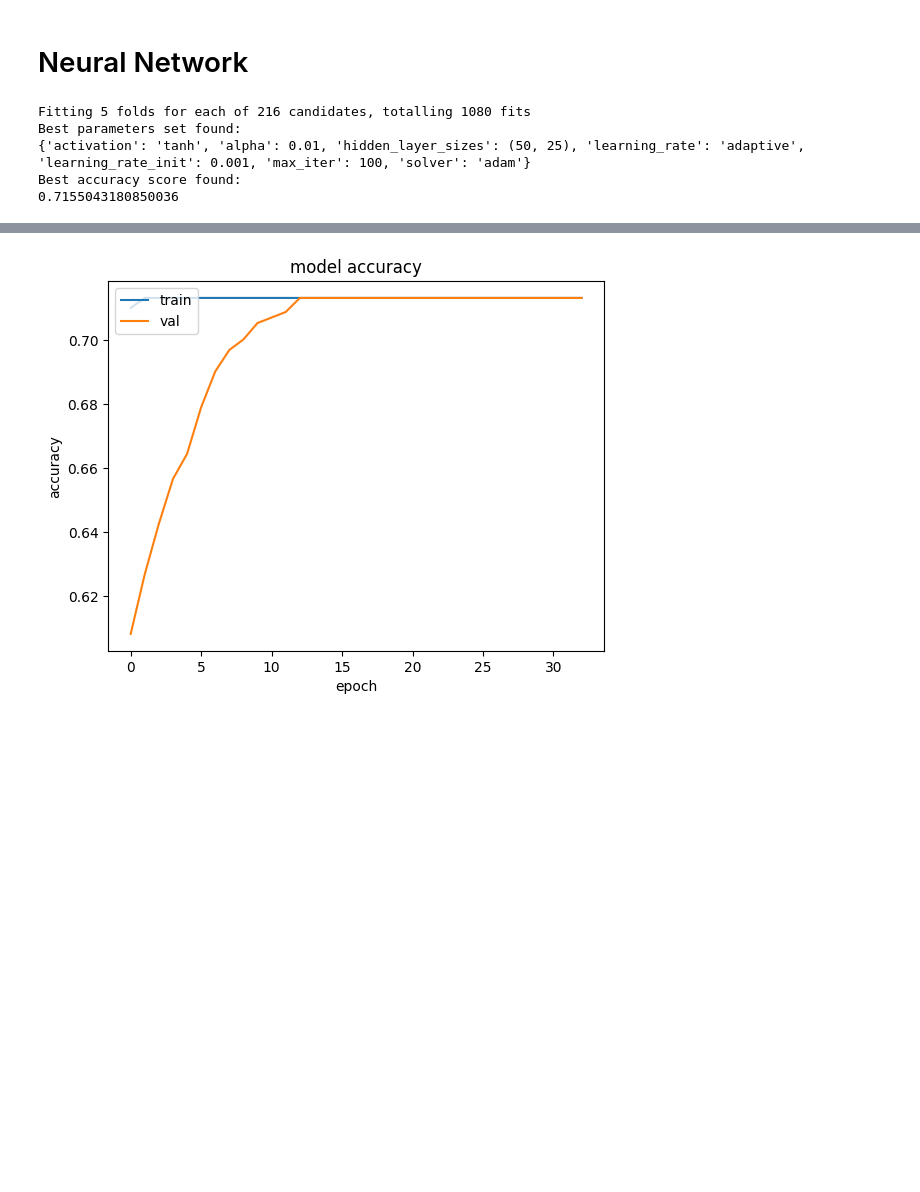
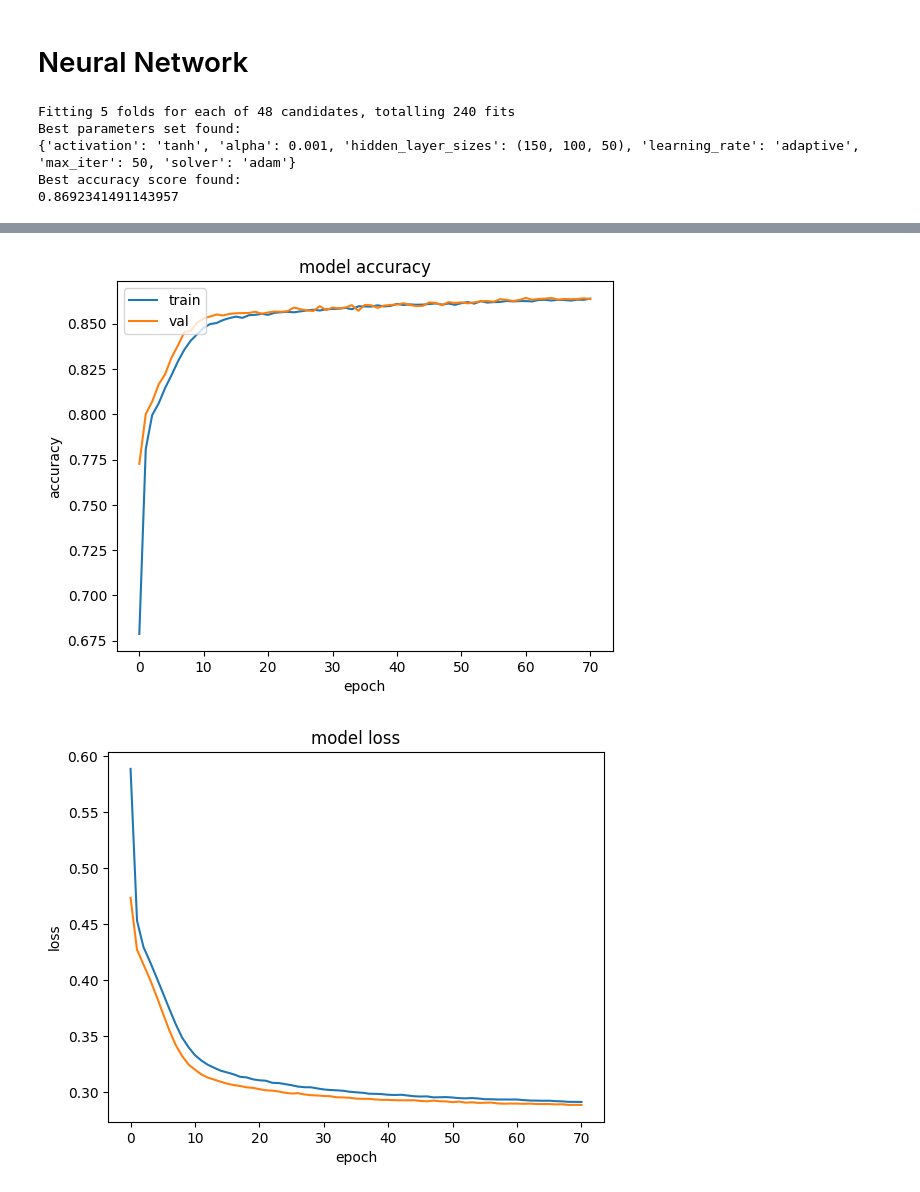
Before and after one commit to Alexthw46/DataMiningProject, a Jupyter notebook: TASK_3/predictive_analysis.ipynb, the cells around one changed output, grey strips where cells are left out. Drawn from its saved outputs; the diff is of its cells as text; code cells hidden in the pictures; blank space fills up the shorter version.

```diff
--- a/TASK_3/predictive_analysis.ipynb
+++ b/TASK_3/predictive_analysis.ipynb
@@ -111,7 +114,7 @@ knn_list = []
 acc_tr_list = []
 acc_val_list = []
 
-for x in range(1, 20):
+for x in range(3, 18):
     # Create KNN classifier
     knn = KNeighborsClassifier(n_neighbors=x)
     knn.fit(X_std_train, y_train)
@@ -128,7 +131,7 @@ plt.ylabel('accuracy')
 plt.xlabel('K')
 plt.tick_params(axis='both', which='major', labelsize=22)
 plt.title('KNN')
-# plt.axvline(10)
+plt.axvline(8)
 plt.legend(loc="upper right")
 plt.show()
 # %% [output]
@@ -135,0 +158,7 @@ plt.show()
+# %%
+knn = KNeighborsClassifier(n_neighbors=8)
+knn.fit(X_std_train, y_train)
+acc_tr = knn.score(X_std_train, y_train)
+acc_val = knn.score(X_std_val, y_val)
+print(f"Training accuracy: {acc_tr}")
+print(f"Validation accuracy: {acc_val}")
@@ -135,0 +168,7 @@ plt.show()
+# %%
+knn_2 = KNeighborsClassifier(n_neighbors=best_k_cv)
+knn_2.fit(X_std_train, y_train)
+acc_tr = knn_2.score(X_std_train, y_train)
+acc_val = knn_2.score(X_std_val, y_val)
+print(f"Training accuracy: {acc_tr}")
+print(f"Validation accuracy: {acc_val}")
@@ -222,18 +298,18 @@ Fitting 5 folds for each of 18 candidates, totalling 90 fits
 from sklearn.neural_network import MLPClassifier
 
 nn_params = {
-    'hidden_layer_sizes': [25, 50, (50, 25)],
+    'hidden_layer_sizes': [(25, 25, 25), (50, 25, 25), (150,100,50)],
     'activation': ['tanh', 'relu'],
     'solver': ['sgd', 'adam'],
-    'alpha': [0.0001, 0.001, 0.01],
-    'learning_rate': ['constant', 'adaptive'],
-    'max_iter': [20, 50, 100]
+    'alpha': [1e-3, 1e-4],
+    'learning_rate': ['adaptive'],
+    'max_iter': [50, 100]
 }
 
-best_score_nn, neural_network = grid_search(MLPClassifier(), X_std_dev, y_dev, nn_params)
+best_score_nn, neural_network = grid_search(MLPClassifier(early_stopping=True), X_std_dev, y_dev, nn_params)
 # %% [output]
-Fitting 5 folds for each of 216 candidates, totalling 1080 fits
+Fitting 5 folds for each of 48 candidates, totalling 240 fits
 Best parameters set found:
-{'activation': 'tanh', 'alpha': 0.01, 'hidden_layer_sizes': (50, 25), 'learning_rate': 'adaptive', 'learning_rate_init': 0.001, 'max_iter': 100, 'solver': 'adam'}
+{'activation': 'tanh', 'alpha': 0.001, 'hidden_layer_sizes': (150, 100, 50), 'learning_rate': 'adaptive', 'max_iter': 50, 'solver': 'adam'}
 Best accuracy score found:
-0.7155043180850036
+0.8692341491143957
@@ -258,22 +331,21 @@ def keras_mlp(train_X, train_y, val_X, val_y, optimizer, activation, dropout, ep
         ]
     )
     callback = [
-        callbacks.ReduceLROnPlateau(monitor='val_accuracy', mode= 'max', patience=5, cooldown=2, verbose=1, factor=0.5, min_lr=1e-6,
+        callbacks.ReduceLROnPlateau(monitor='val_accuracy', mode='max', patience=7, cooldown=2, verbose=1, factor=0.25,
+                                    min_lr=1e-7,
                                     min_delta=1e-5),
-        callbacks.EarlyStopping(monitor='val_accuracy', mode='max', patience=20, verbose=1, min_delta=1e-5)
+        callbacks.EarlyStopping(monitor='val_accuracy', mode='max', patience=10, verbose=1, min_delta=1e-5,
+                                restore_best_weights=True)
     ]
     neural_net.compile(optimizer=optimizer, loss=k.losses.BinaryCrossentropy(), metrics=['accuracy'])
     return neural_net.fit(train_X, train_y, batch_size=320, epochs=epochs, verbose=2, validation_data=(val_X, val_y),
-                          callbacks=callback)
+                          callbacks=callback, use_multiprocessing=True, workers=10), neural_net
 # %%
-
-
 from keras.src.optimizers import Adam
 
-sgd = SGD(learning_rate=0.0005, momentum=0.9, nesterov=True)
-
-history = keras_mlp(X_train, y_train, X_std_val, y_val, Adam(learning_rate=1e-3), activation="tanh", dropout=0.3,
-                    epochs=150)
+history, nn_model = keras_mlp(X_std_train, y_train, X_std_val, y_val,
+                              Adam(learning_rate=1e-4), activation="tanh",
+                              dropout=0.3, epochs=150)
 plt.plot(history.history['accuracy'])
 plt.plot(history.history['val_accuracy'])
 plt.title('model accuracy')
@@ -281,5 +353,15 @@ plt.ylabel('accuracy')
 plt.xlabel('epoch')
 plt.legend(['train', 'val'], loc='upper left')
 plt.show()
+
+plt.plot(history.history['loss'])
+plt.plot(history.history['val_loss'])
+plt.title('model loss')
+plt.ylabel('loss')
+plt.xlabel('epoch')
+plt.show()
+
+eval = nn_model.evaluate(X_std_test, y_test)
+print(eval)
 # %% [output]
 Epoch 1/150
@@ -302 +384,2 @@ Epoch 33: early stopping
-[figure, old version]
+[figure, new version]
+[figure, added]
```
Also changed, not shown: parts of 14 cells of this notebook, 1 other file.
